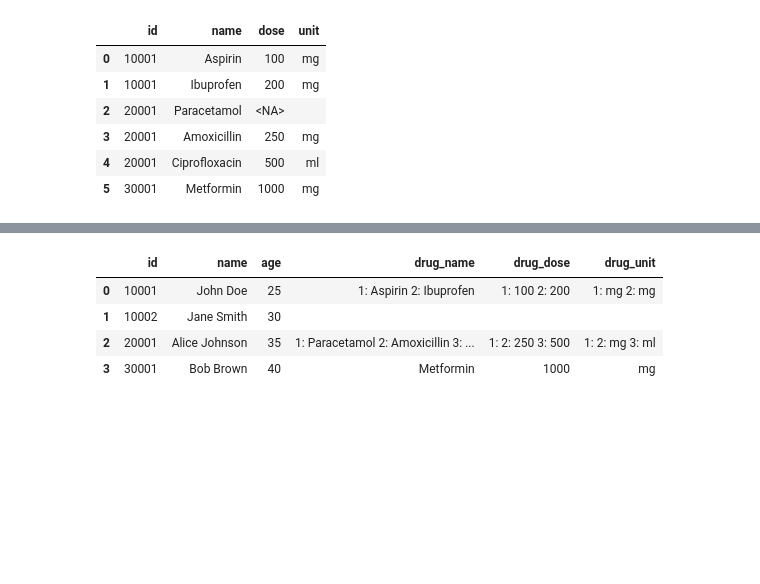
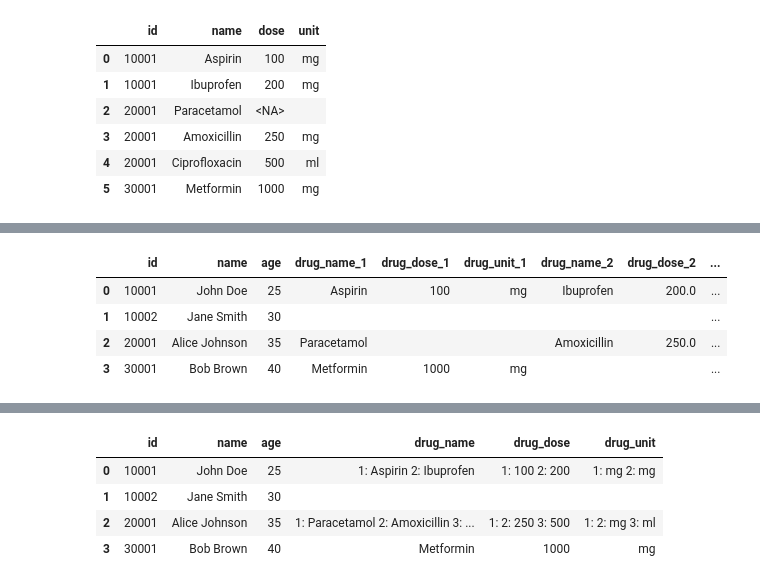
Before and after one commit to MartinVoelkl94/dukit, a Jupyter notebook: interactive_demo.ipynb, the cells around one changed output, grey strips where cells are left out. Saved outputs shown, nothing was run; the diff lists cells and outputs as text; code cells hidden in the pictures; blank space fills up the shorter version.

Commit message:
fixes and updates to dk.merge
Changes to be committed:
	modified:   interactive_demo.ipynb
	modified:   src/dukit/pandas.py

```diff
--- a/interactive_demo.ipynb
+++ b/interactive_demo.ipynb
@@ -894,3 +895,17 @@ dk.merge(
+# %%
+dk.merge(
+    df1,
+    df2,
+    on='id',
+    mode='staggered',
+    prefix='drug_',
+    ).fillna('')
+# %% [output]
+|  | id | name | age | drug_name_1 | drug_dose_1 | drug_unit_1 | drug_name_2 | drug_dose_2 | ... |
+| 0 | 10001 | John Doe | 25 | Aspirin | 100 | mg | Ibuprofen | 200.0 | ... |
+| 1 | 10002 | Jane Smith | 30 |  |  |  |  |  | ... |
+| 2 | 20001 | Alice Johnson | 35 | Paracetamol |  |  | Amoxicillin | 250.0 | ... |
+| 3 | 30001 | Bob Brown | 40 | Metformin | 1000 | mg |  |  | ... |
 # %%
 dk.merge(
     df1,
```
Also changed, not shown: parts of 6 cells of this notebook, 1 other file.
